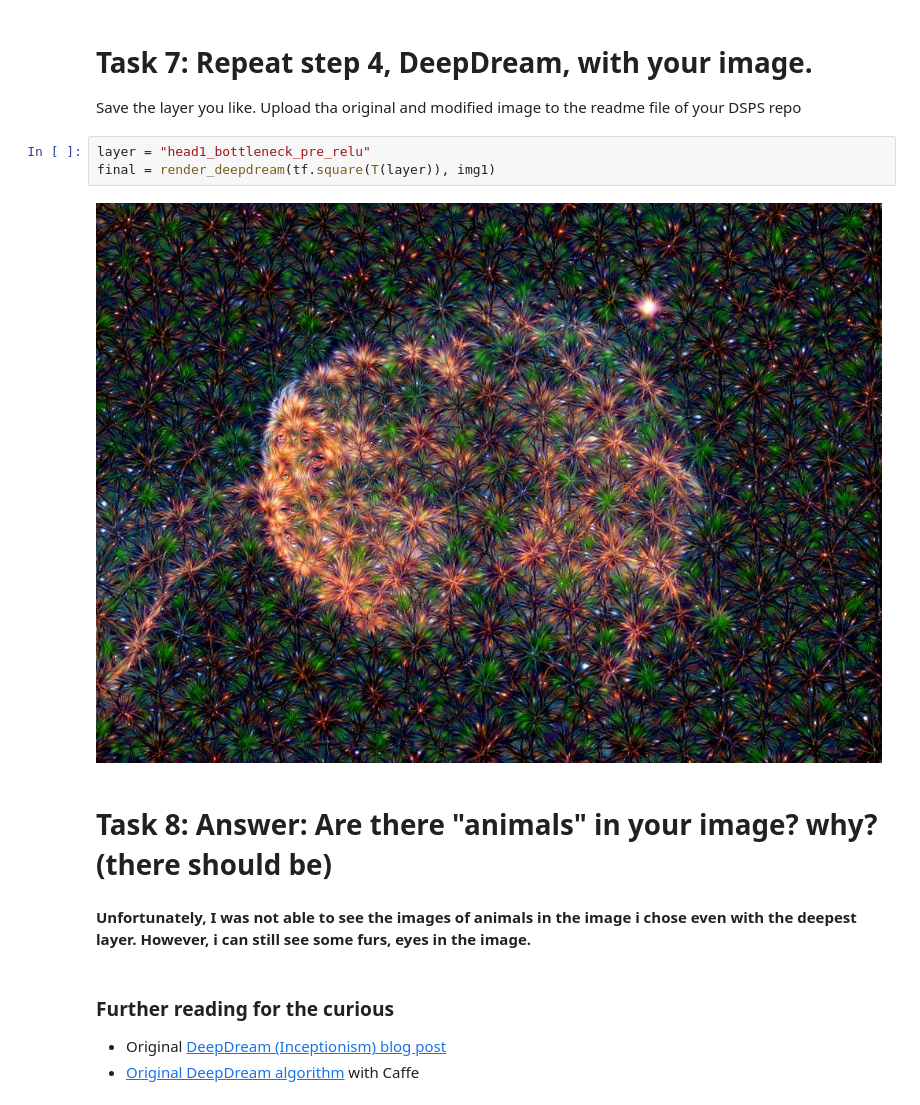
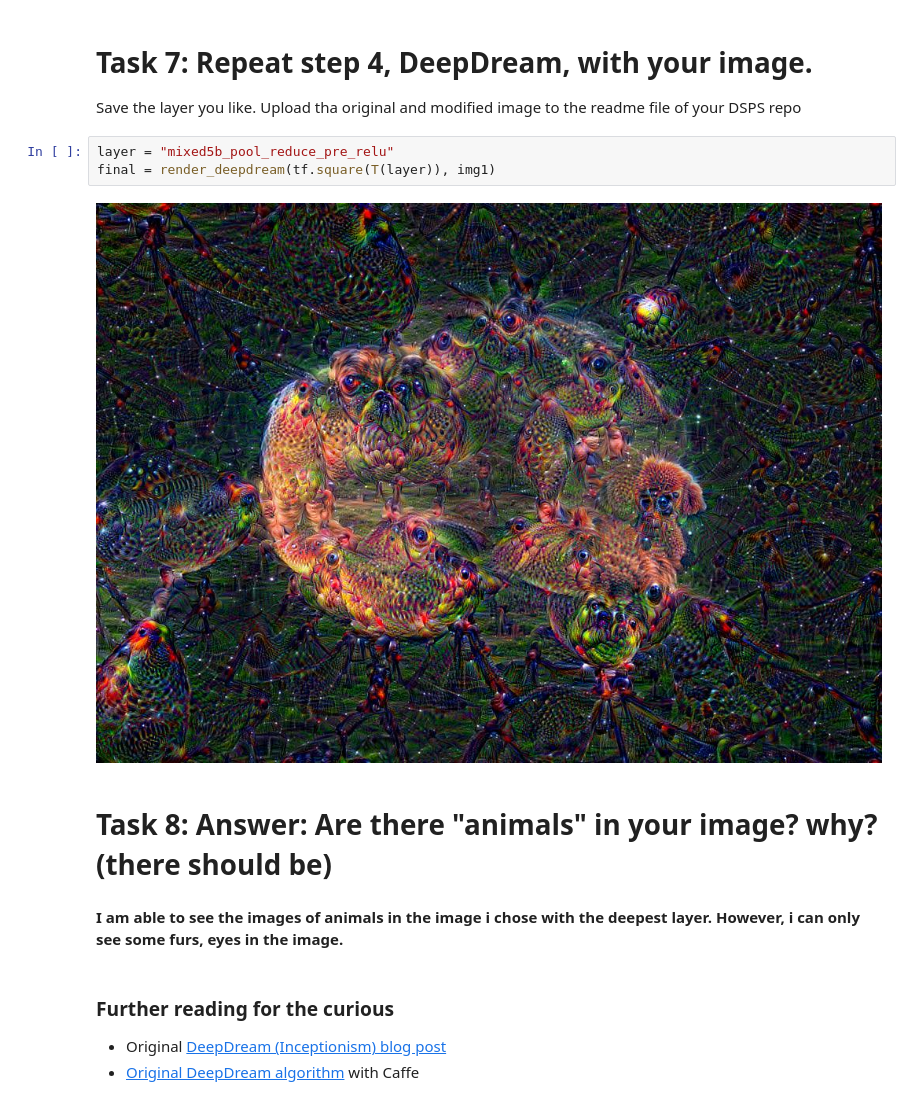
Before and after one commit to skumarudel/DSPS_SKumar, a Jupyter notebook: HW9/DPS2021_deepdream_SKumar.ipynb, the cells around one changed output. Cells and saved outputs as stored; diff of their text form.

```diff
--- a/HW9/DPS2021_deepdream_SKumar.ipynb
+++ b/HW9/DPS2021_deepdream_SKumar.ipynb
@@ -271,14 +271,14 @@ showarray(img1)
 # Task 7: Repeat step 4, DeepDream, with your image.
 Save the layer you like. Upload tha original and modified image to the readme file of your DSPS repo
 # %%
-layer = "head1_bottleneck_pre_relu"
+layer = "mixed5b_pool_reduce_pre_relu"
 final = render_deepdream(tf.square(T(layer)), img1)
 # %% [output]
-[figure, old version]
+[figure, new version]
 # %% [markdown]
 # Task 8: Answer: Are there "animals" in your image? why? (there should be)
 # %% [markdown]
-**Unfortunately, I was not able to see the images of animals in the image i chose even with the deepest layer. However, i can still see some furs, eyes in the image.**
+**I am able to see the images of animals in the image i chose with the deepest layer. However, i can only see some furs, eyes in the image.**
 # %% [markdown]
 ### Further reading for the curious
 
```
Also changed, not shown: parts of 1 cell of this notebook.
